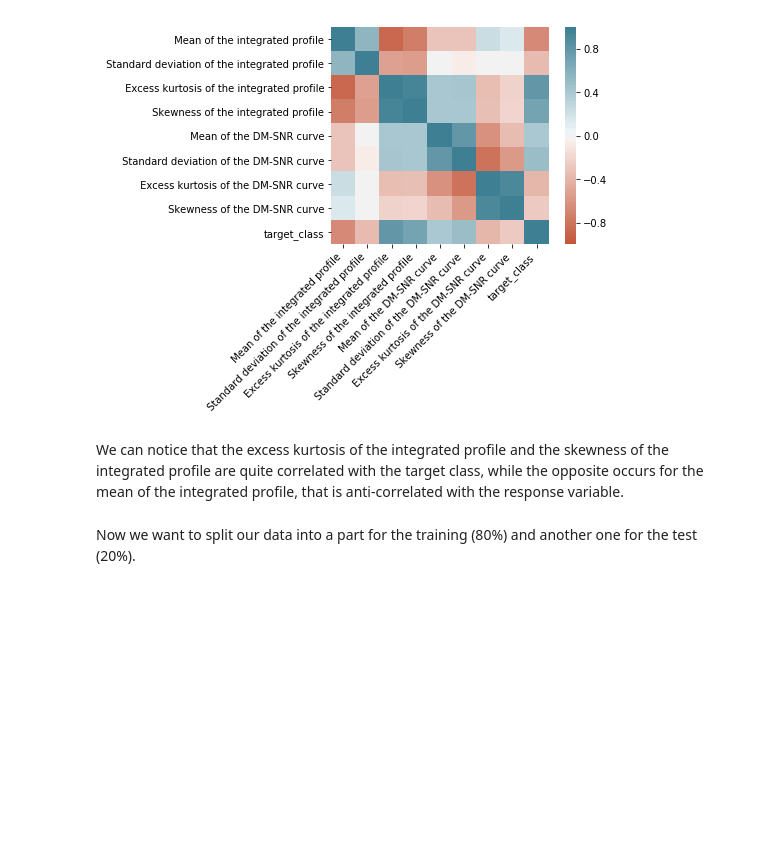
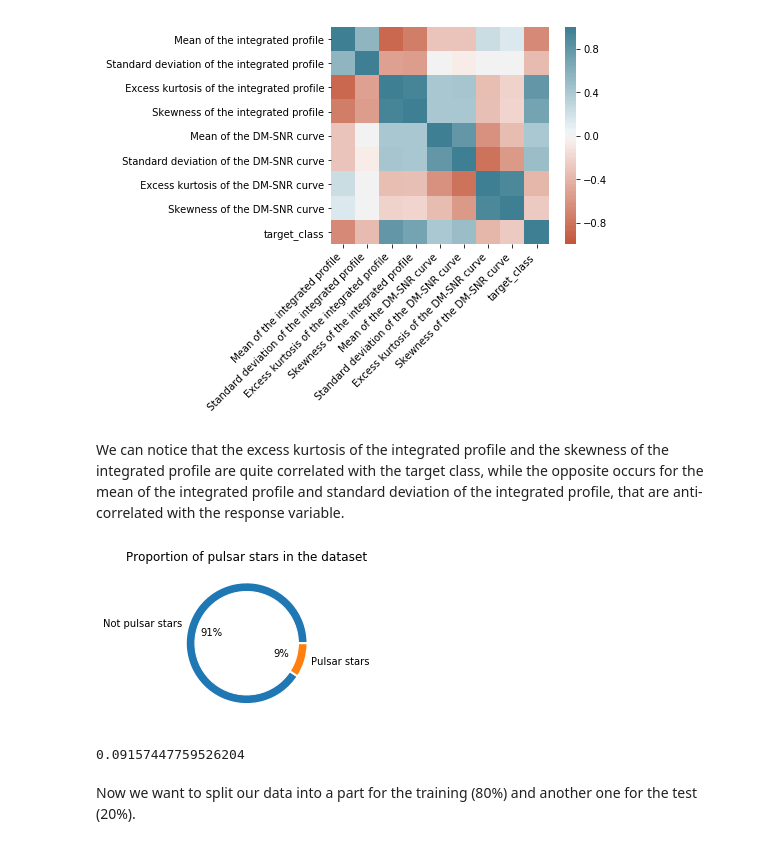
Before and after one commit to martinodn/Performance-comparison-of-ML-Classifiers, a Jupyter notebook: ML_project.ipynb, the cells around one changed output. Cells and saved outputs as stored; diff of their text form; code cells hidden in the pictures; blank space fills up the shorter version.

Commit message:
minor improvements, added some graphs

```diff
--- a/ML_project.ipynb
+++ b/ML_project.ipynb
@@ -146,7 +159,26 @@ ax.set_xticklabels(
  Text(8.5, 0, 'target_class')]
 [figure]
 # %% [markdown]
-We can notice that the excess kurtosis of the integrated profile and the skewness of the integrated profile are quite correlated with the target class, while the opposite occurs for the mean of the integrated profile, that is anti-correlated with the response variable.
+We can notice that the excess kurtosis of the integrated profile and the skewness of the integrated profile are quite correlated with the target class, while the opposite occurs for the mean of the integrated profile and standard deviation of the integrated profile, that are anti-correlated with the response variable.
+# %%
+# Check for the distribution of the target class
+
+plt.subplot(122)
+plt.pie(stars["target_class"].value_counts().values,
+        labels=["Not pulsar stars","Pulsar stars"],
+        autopct="%1.0f%%",wedgeprops={"linewidth":2,"edgecolor":"white"})
+my_circ = plt.Circle((0,0),.85,color = "white")
+plt.gca().add_artist(my_circ)
+plt.subplots_adjust(wspace = .2)
+plt.title("Proportion of pulsar stars in the dataset")
+plt.show()
+# %% [output]
+[figure, added]
+# %%
+# Proportion of 1s over the total number of examples
+sum(y==1)/len(y)
+# %% [output]
+0.09157447759526204
 # %% [markdown]
 Now we want to split our data into a part for the training (80%) and another one for the test (20%).
 # %%
```
Also changed, not shown: parts of 16 cells of this notebook.
